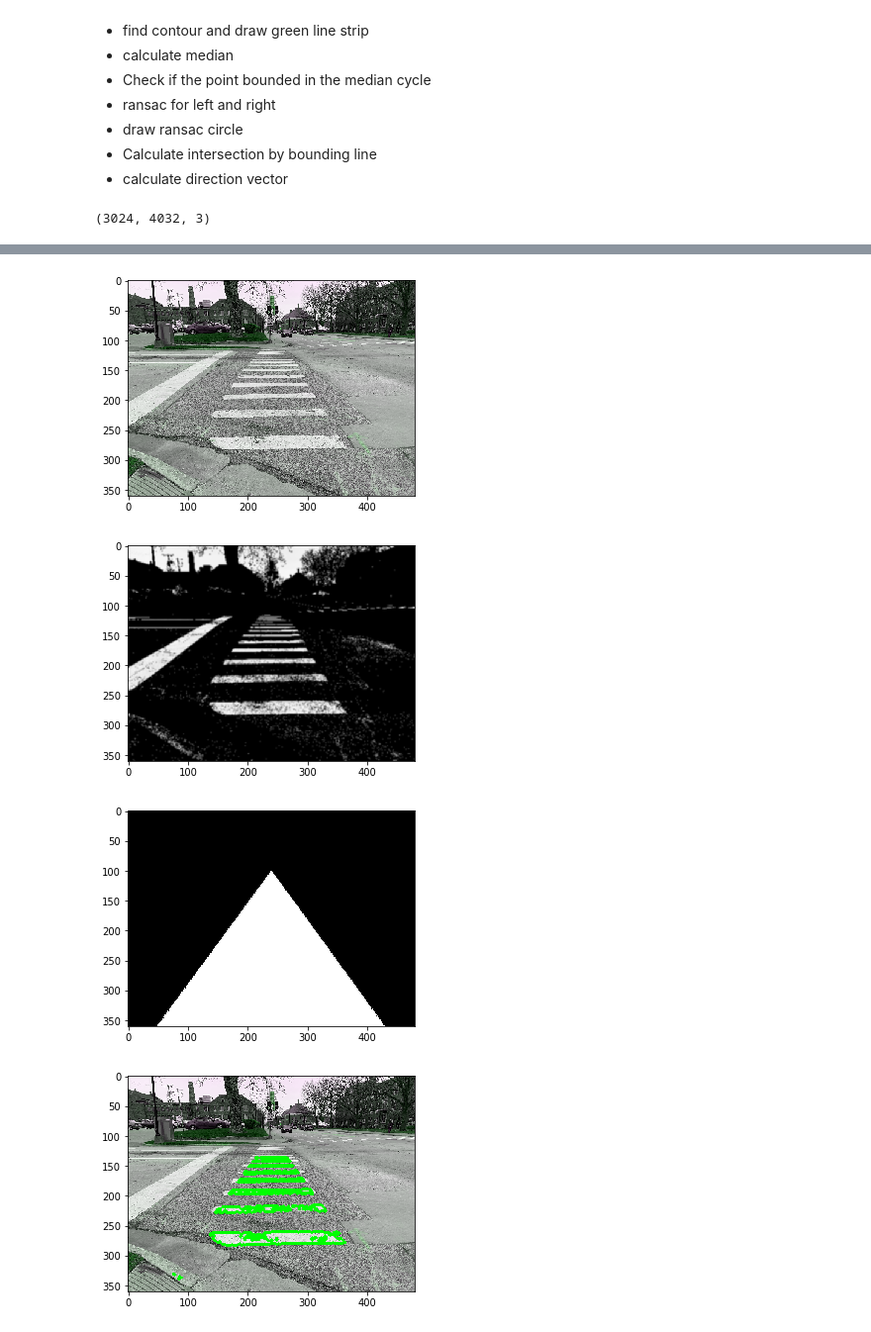
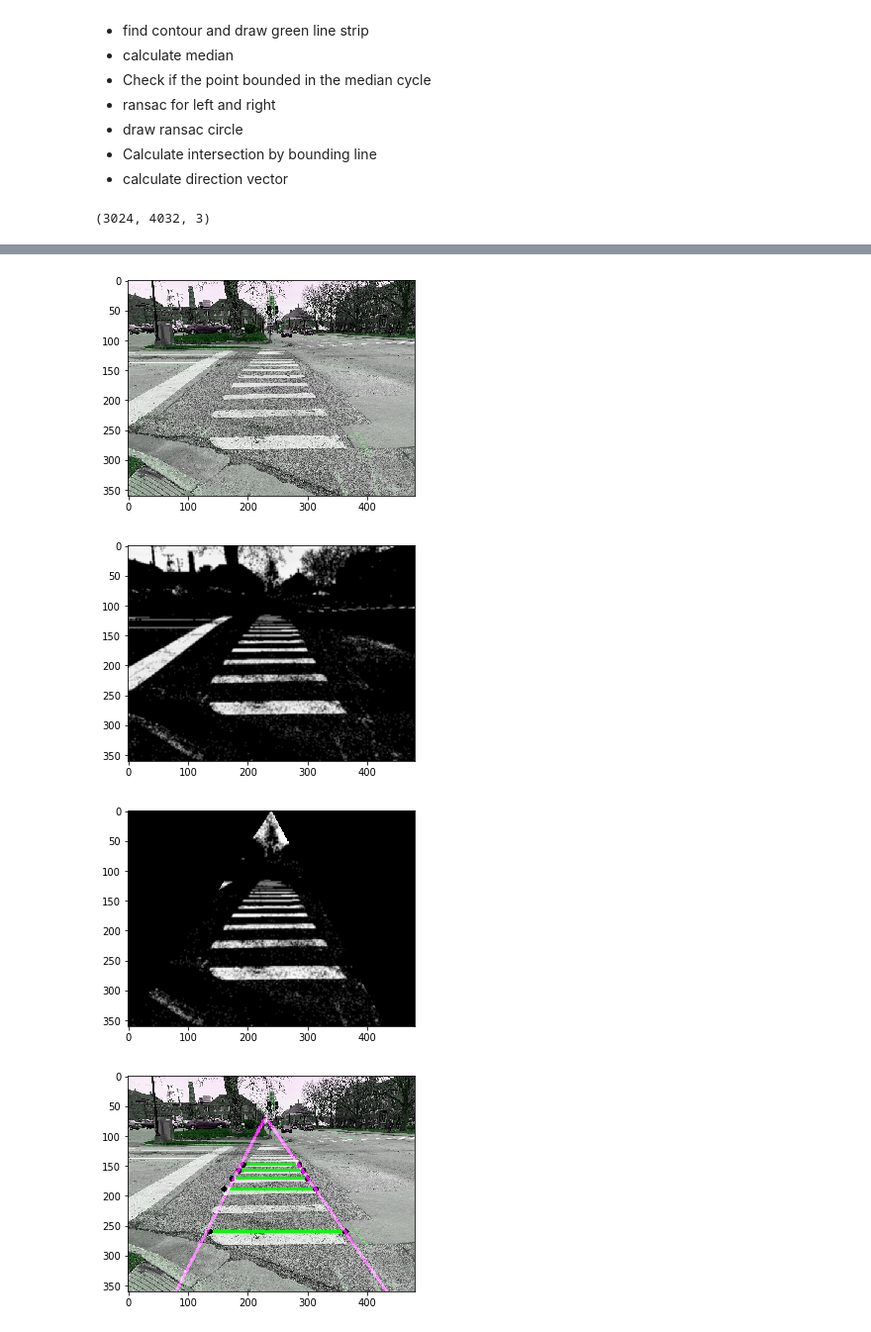
Before and after one commit to Zaoldyeckk/Erlang-System, a Jupyter notebook: Sidewalk and crosswalk detection/Zebra_crosswalk_detection.ipynb, the cells around one changed output, grey strips where cells are left out. Shown at 99% size. Saved outputs shown, nothing was run; the diff lists cells and outputs as text; code cells hidden in the pictures.

```diff
--- a/Sidewalk and crosswalk detection/Zebra_crosswalk_detection.ipynb
+++ b/Sidewalk and crosswalk detection/Zebra_crosswalk_detection.ipynb
@@ -55,24 +58,39 @@ def filtered_white(img,low_white,high_white):
     img = cv2.bitwise_and(img, mask_white)
     kernel_size = 5
     gauss_gray = cv2.GaussianBlur(img,(kernel_size,kernel_size),0)
-    show_image_gray(gauss_gray)
+    #show_image_gray(gauss_gray)
     return gauss_gray
 # %%
 def ROI(img):
     h,w = img.shape[0],img.shape[1]
     #print(h)
     #print(w)
-    triangle = np.array([[(49,h),(429,h),(240,100)]])
+    #triangle = np.array([[(int(5*w/48),h),(int(43*w/48),h),(int(w/2),int(0))]])
+    triangle = np.array([[(0,h),(int(43*w/48),h),(int(w/2),int(0))]])
     mask = np.zeros_like(img)
     cv2.fillPoly(mask,triangle,255)
-    show_image_gray(mask)
+    #show_image_gray(mask)
     masked_image = cv2.bitwise_and(img,mask)
     return masked_image
 # %%
-def find_contour(color_img,img):
+def find_contour(color_img,img,line_threshold):
+    left_points = []
+    right_points = []
     ### to find the image contour...
     ret,thresh = cv2.threshold(img,127,255,0)
-    im2, contours, hierarchy = cv2.findContours(thresh,cv2.RETR_TREE,cv2.CHAIN_APPROX_NONE)
-    cv2.drawContours(color_img, contours, -1, (0,255,0), 3)
-    show_image_color(color_img)
-    return img
+    im2, contours, hierarchy = cv2.findContours(thresh,cv2.RETR_TREE,cv2.CHAIN_APPROX_SIMPLE)
+    #print(np.asarray(contours).shape)
+    for i in contours:
+        #box, with x,y and with height
+        bx,by,bw,bh = cv2.boundingRect(i)
+        if bw > line_threshold:
+            cv2.line(color_img,(bx,by),(bx+bw,by),(0,255,0),3)
+            left_points.append([bx,by])
+            right_points.append([bx+bw,by])
+            cv2.circle(color_img,(bx,by),2,(0,0,255),5)
+            cv2.circle(color_img,(bx+bw,by),2,(0,0,255),5)
+    #cv2.drawContours(color_img, contours, -1, (0,255,0), 3)
+    #show_image_color(color_img)
+    left_points = np.asarray(left_points)
+    right_points = np.asarray(right_points)
+    return img,left_points,right_points
@@ -79,22 +138,27 @@ def find_contour(color_img,img):
 # %%
-###main
+# ###main
 img = open_img('../dataset/IMG_1.jpeg')
 img = cv2.resize(img,(480,360))
 #print(img.dtype)
 img_c = open_img_color('../dataset/IMG_1.jpeg')
 img_c = cv2.resize(img_c,(480,360))
 show_image_gray(img)
 show_image_color(img_c)
 img = filtered_white(img,200,255)
-
+show_image_gray(img)
+#img = cv2.Canny(img,50,100)
+#show_image_gray(img)
 #img = do_erode(img,2)
+#img = do_dilate(img,3)
 img = ROI(img)
-img = find_contour(img_c,img)
-#img = do_dilate(img,2)
+show_image_gray(img)
+img,left_points,right_points = find_contour(img_c,img,90)
+combo_img = fit_and_draw(img_c,left_points,right_points)
+show_image_color(combo_img)
 # %% [output]
 (3024, 4032, 3)
 [figure]
 [figure]
 [figure]
-[figure, old version]
+[figure, new version]
-[figure, old version]
+[figure, new version]
```
Also changed, not shown: parts of 4 cells of this notebook, 19 other files.
